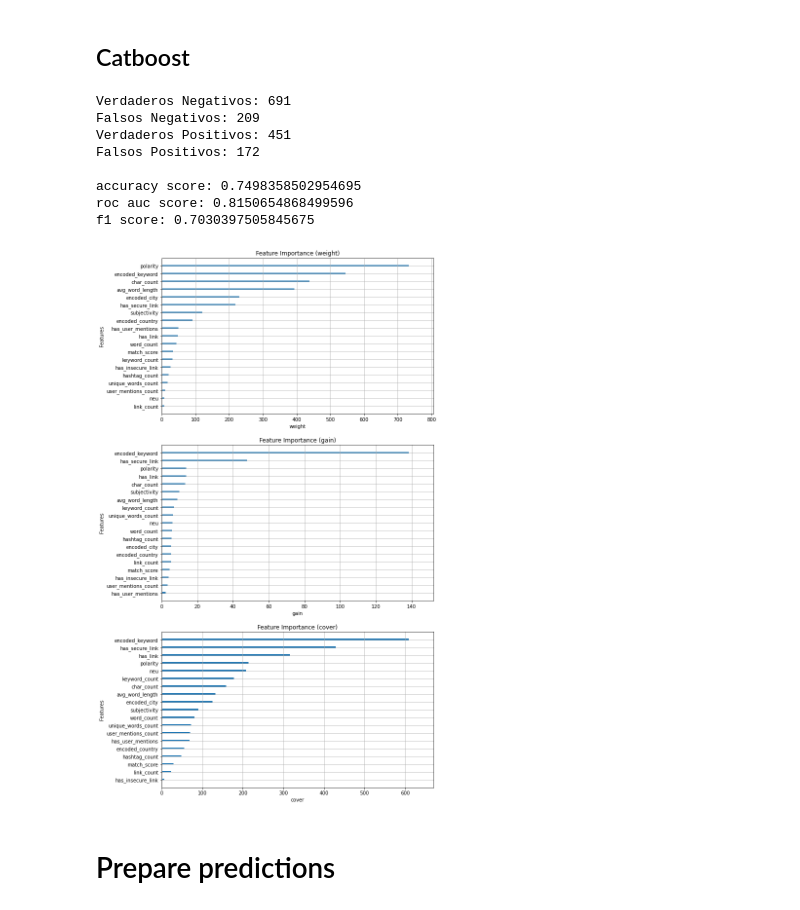
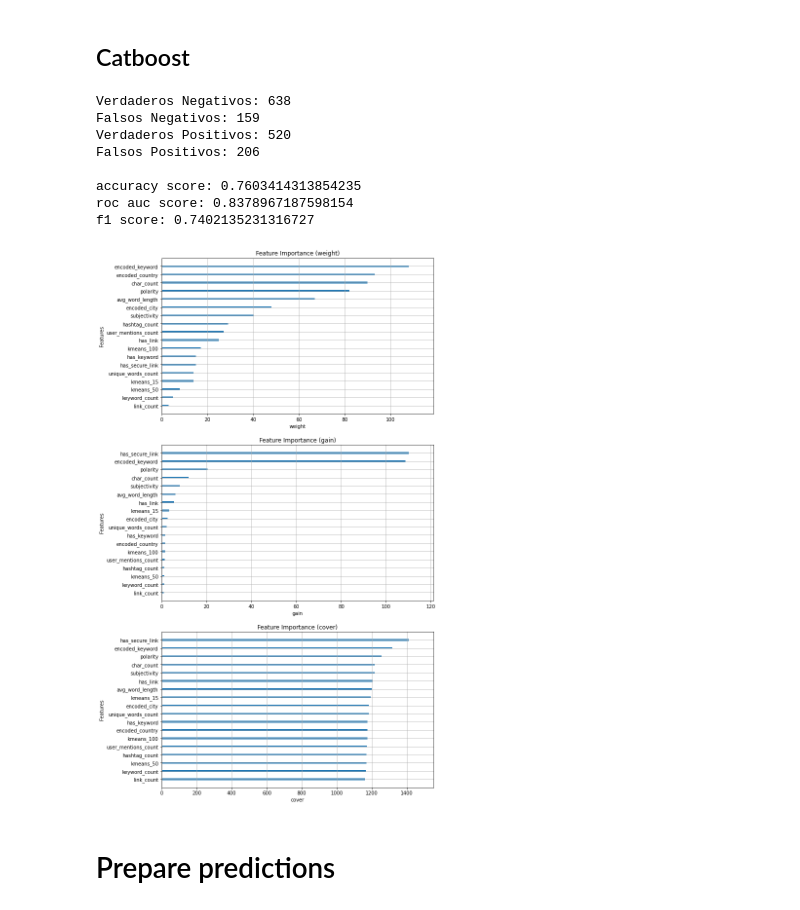
Before and after one commit to fsicardir/datos-tp2, a Jupyter notebook: notebooks_models/tree_based_approaches.ipynb, the cells around one changed output. Saved outputs shown, nothing was run; the diff lists cells and outputs as text; code cells hidden in the pictures.

```diff
--- a/notebooks_models/tree_based_approaches.ipynb
+++ b/notebooks_models/tree_based_approaches.ipynb
@@ -227,24 +238,24 @@ f1 score: 0.6833199033037872
 ## Catboost
 # %%
 catboost_classifier = CatBoostClassifier(
-    class_weights=[1, 1.2],
+    class_weights=[1, 1.3],
     logging_level='Silent',
     thread_count=8,
-    depth=5,
-    n_estimators=100,
-    learning_rate=0.01
+    depth=1,
+    n_estimators=700,
+    learning_rate=0.08
 )
 
 catboost_classifier = try_classifier(catboost_classifier)
 # %% [output]
-Verdaderos Negativos: 691
-Falsos Negativos: 209
-Verdaderos Positivos: 451
-Falsos Positivos: 172
+Verdaderos Negativos: 638
+Falsos Negativos: 159
+Verdaderos Positivos: 520
+Falsos Positivos: 206
 
-accuracy score: 0.7498358502954695
-roc auc score: 0.8150654868499596
-f1 score: 0.7030397505845675
+accuracy score: 0.7603414313854235
+roc auc score: 0.8378967187598154
+f1 score: 0.7402135231316727
-[figure, old version]
+[figure, new version]
 # %% [markdown]
 # Prepare predictions
```
Also changed, not shown: parts of 12 cells of this notebook.
